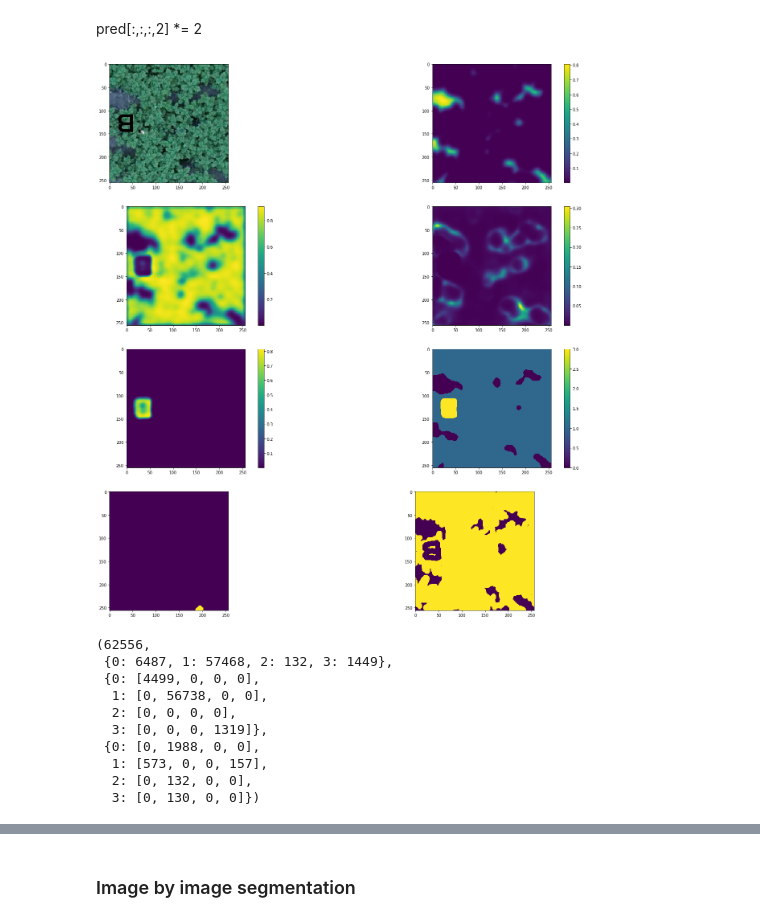
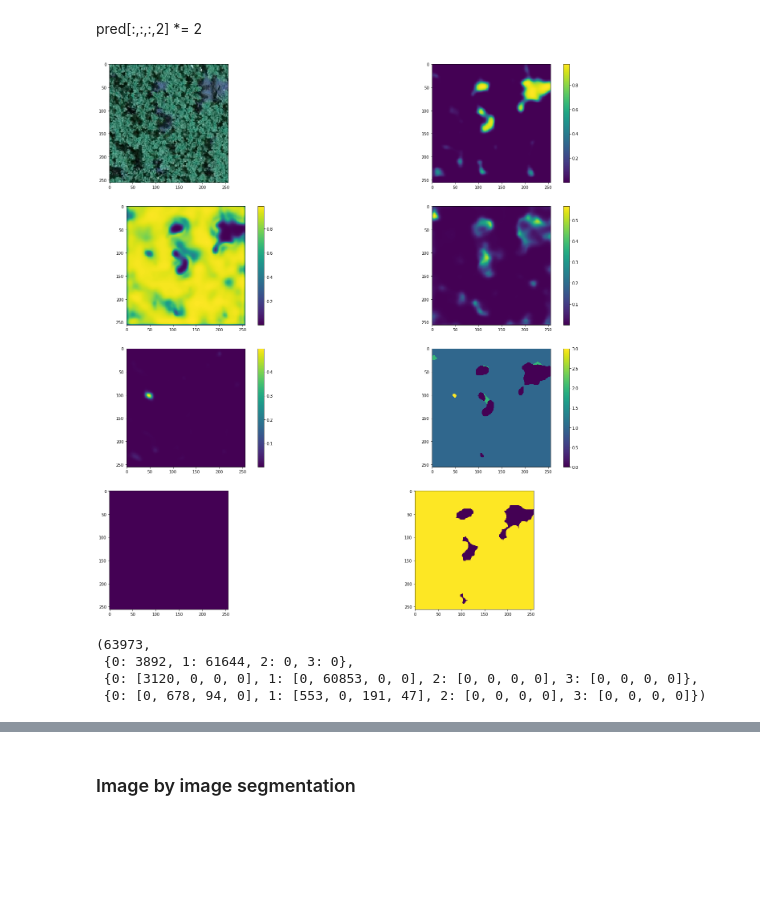
Before and after one commit to Ashgun/cv_fields_semantic-segmentation, a Jupyter notebook: train_segnet.ipynb, the cells around one changed output, grey strips where cells are left out. Cells and saved outputs as stored; diff of their text form; code cells hidden in the pictures; blank space fills up the shorter version.

```diff
--- a/train_segnet.ipynb
+++ b/train_segnet.ipynb
@@ -311,28 +311,28 @@ def getClassesMap(pred):
     res.shape
     return res
 # %%
-sample_index = 1
+sample_index = 15
 fig, axes = plt.subplots(nrows=4, ncols=2, figsize=(25, 25))
 axes[0][0].imshow(x[sample_index])
 im_0_1 = axes[0][1].imshow(pred[sample_index, ..., 0])
 im_1_0 = axes[1][0].imshow(pred[sample_index, ..., 1])
 im_1_1 = axes[1][1].imshow(pred[sample_index, ..., 2])
 im_2_0 = axes[2][0].imshow(pred[sample_index, ..., 3])
 # im_2_1 = axes[2][1].imshow(keras.backend.eval(tf.keras.backend.argmax(pred[sample_index], 2)).astype(np.float32))
 im_2_1 = axes[2][1].imshow(getClassesMap(pred[sample_index]))
 # im_2_1 = axes[2][1].imshow(pred[sample_index, 20:40, 0:5, 0])
 im_3_0 = axes[3][0].imshow(y[sample_index, ..., 2])
 im_3_1 = axes[3][1].imshow(y[sample_index, ..., 1])
 
 plt.colorbar(im_0_1, ax=axes[0,1])
 plt.colorbar(im_1_0, ax=axes[1,0])
 plt.colorbar(im_1_1, ax=axes[1,1])
 plt.colorbar(im_2_0, ax=axes[2,0])
 plt.colorbar(im_2_1, ax=axes[2,1])
 
 plt.show()
 # %% [output]
-[figure, old version]
+[figure, new version]
 # %%
 def CountErrors(y, pred):
     ok_cnt = 0
@@ -373,16 +373,10 @@ def CountErrors(y, pred):
 # %%
 CountErrors(y[sample_index], pred[sample_index])
 # %% [output]
-(62556,
- {0: 6487, 1: 57468, 2: 132, 3: 1449},
- {0: [4499, 0, 0, 0],
-  1: [0, 56738, 0, 0],
-  2: [0, 0, 0, 0],
-  3: [0, 0, 0, 1319]},
- {0: [0, 1988, 0, 0],
-  1: [573, 0, 0, 157],
-  2: [0, 132, 0, 0],
-  3: [0, 130, 0, 0]})
+(63973,
+ {0: 3892, 1: 61644, 2: 0, 3: 0},
+ {0: [3120, 0, 0, 0], 1: [0, 60853, 0, 0], 2: [0, 0, 0, 0], 3: [0, 0, 0, 0]},
+ {0: [0, 678, 94, 0], 1: [553, 0, 191, 47], 2: [0, 0, 0, 0], 3: [0, 0, 0, 0]})
 # %%
 sample_index = 2
 
```
Also changed, not shown: parts of 17 cells of this notebook, 1 other file.
